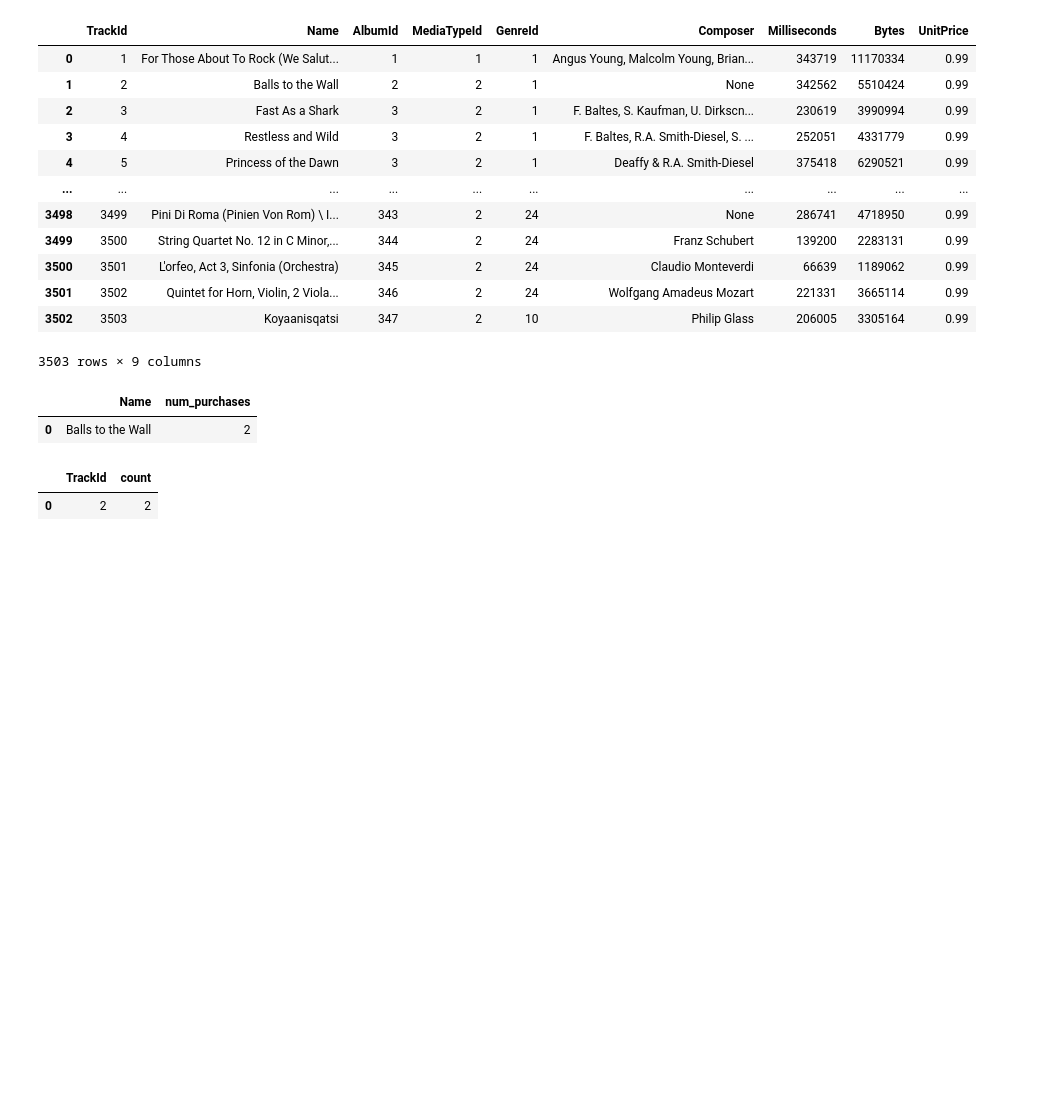
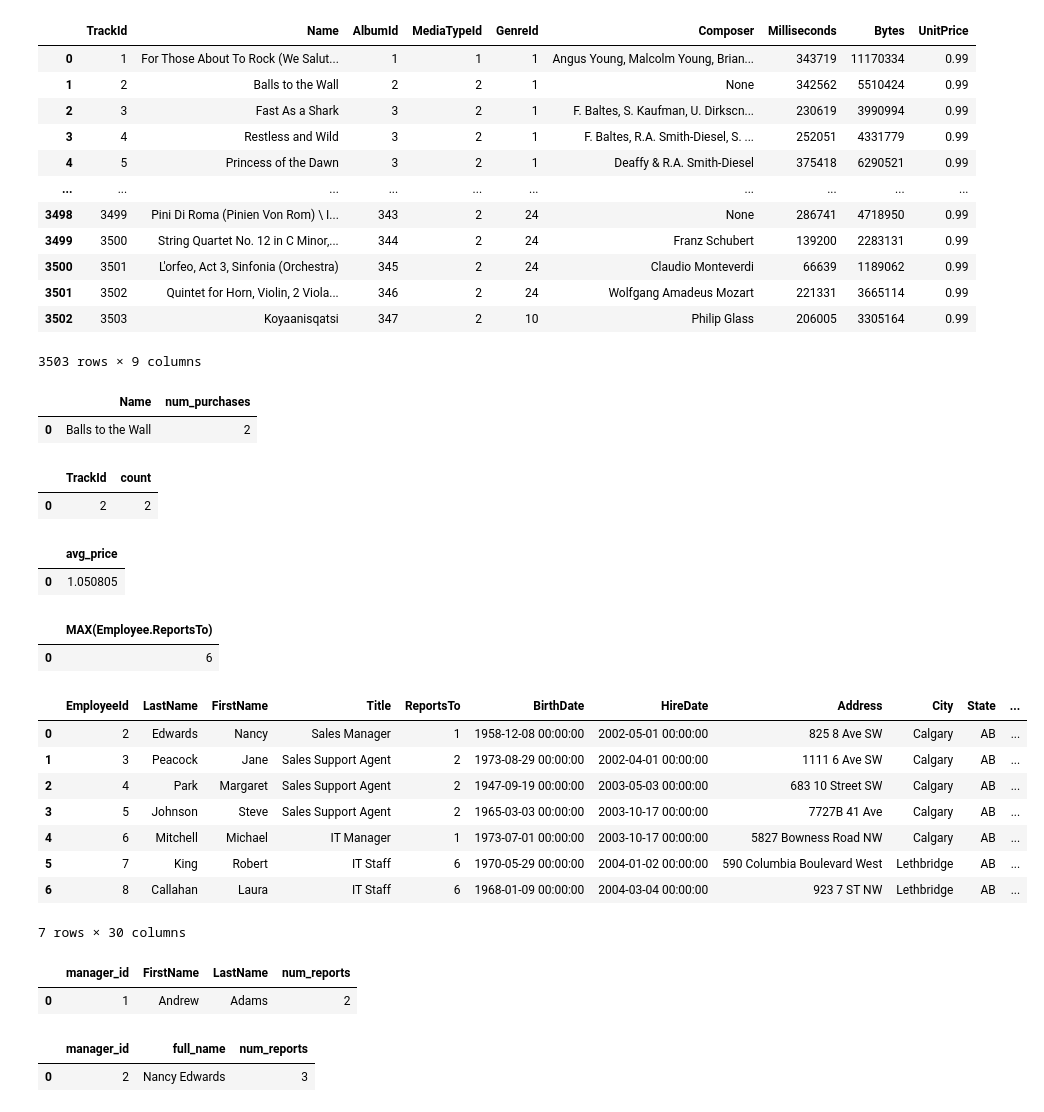
Before and after one commit to Kaewin/NTL01-DTSC-LIVE-040323, a Jupyter notebook: sql_practice/sql_practice.ipynb, the cells around one changed output. Drawn from its saved outputs; the diff is of its cells as text; code cells hidden in the pictures; blank space fills up the shorter version.

```diff
--- a/sql_practice/sql_practice.ipynb
+++ b/sql_practice/sql_practice.ipynb
@@ -349,5 +349,77 @@ pd.read_sql(most_purchased, con)
 | 0 | 2 | 2 |
 # %%
 # What is the average price of a track?
+query = """
+SELECT AVG(UnitPrice) AS avg_price
+FROM Track
+"""
+pd.read_sql(query, con)
+# %% [output]
+|  | avg_price |
+| 0 | 1.050805 |
+# %%
+# Which employee has the most direct reports?
+query = """
+SELECT MAX(Employee.ReportsTo)
+FROM Employee
+JOIN Employee as e on e.EmployeeId = Employee.ReportsTo
+LIMIT 2
+"""
+
+pd.read_sql(query, con)
+# %% [output]
+|  | MAX(Employee.ReportsTo) |
+| 0 | 6 |
 # %%
 # Which employee has the most direct reports?
+query = """
+SELECT *
+FROM Employee
+JOIN Employee as e on e.EmployeeId = Employee.ReportsTo
+"""
+
+pd.read_sql(query, con)
+# %% [output]
+|  | EmployeeId | LastName | FirstName | Title | ReportsTo | BirthDate | HireDate | Address | City | State | ... |
+| 0 | 2 | Edwards | Nancy | Sales Manager | 1 | 1958-12-08 00:00:00 | 2002-05-01 00:00:00 | 825 8 Ave SW | Calgary | AB | ... |
+| 1 | 3 | Peacock | Jane | Sales Support Agent | 2 | 1973-08-29 00:00:00 | 2002-04-01 00:00:00 | 1111 6 Ave SW | Calgary | AB | ... |
+| 2 | 4 | Park | Margaret | Sales Support Agent | 2 | 1947-09-19 00:00:00 | 2003-05-03 00:00:00 | 683 10 Street SW | Calgary | AB | ... |
+| 3 | 5 | Johnson | Steve | Sales Support Agent | 2 | 1965-03-03 00:00:00 | 2003-10-17 00:00:00 | 7727B 41 Ave | Calgary | AB | ... |
+| 4 | 6 | Mitchell | Michael | IT Manager | 1 | 1973-07-01 00:00:00 | 2003-10-17 00:00:00 | 5827 Bowness Road NW | Calgary | AB | ... |
+| 5 | 7 | King | Robert | IT Staff | 6 | 1970-05-29 00:00:00 | 2004-01-02 00:00:00 | 590 Columbia Boulevard West | Lethbridge | AB | ... |
+| 6 | 8 | Callahan | Laura | IT Staff | 6 | 1968-01-09 00:00:00 | 2004-03-04 00:00:00 | 923 7 ST NW | Lethbridge | AB | ... |
+7 rows × 30 columns
+# %%
+query = """
+SELECT managers.EmployeeId as manager_id
+        , managers.FirstName
+        , managers.LastName
+        , count(distinct reports.EmployeeId) as num_reports
+FROM Employee as managers
+JOIN Employee as reports on reports.ReportsTo = managers.EmployeeId
+GROUP BY 1,2,3
+limit 1
+"""
+
+most_reports = pd.read_sql(query, con)
+most_reports
+# %% [output]
+|  | manager_id | FirstName | LastName | num_reports |
+| 0 | 1 | Andrew | Adams | 2 |
+# %%
+query = """
+SELECT managers.EmployeeId as manager_id
+        , managers.FirstName || ' ' || managers.LastName as full_name
+        , count(distinct reports.EmployeeId) as num_reports
+FROM Employee as managers
+JOIN Employee as reports on reports.ReportsTo = managers.EmployeeId
+GROUP BY managers.EmployeeId
+ORDER BY num_reports desc
+limit 1
+"""
+
+most_reports = pd.read_sql(query, con)
+most_reports
+# %% [output]
+|  | manager_id | full_name | num_reports |
+| 0 | 2 | Nancy Edwards | 3 |
```
Also changed, not shown: parts of 8 cells of this notebook.
